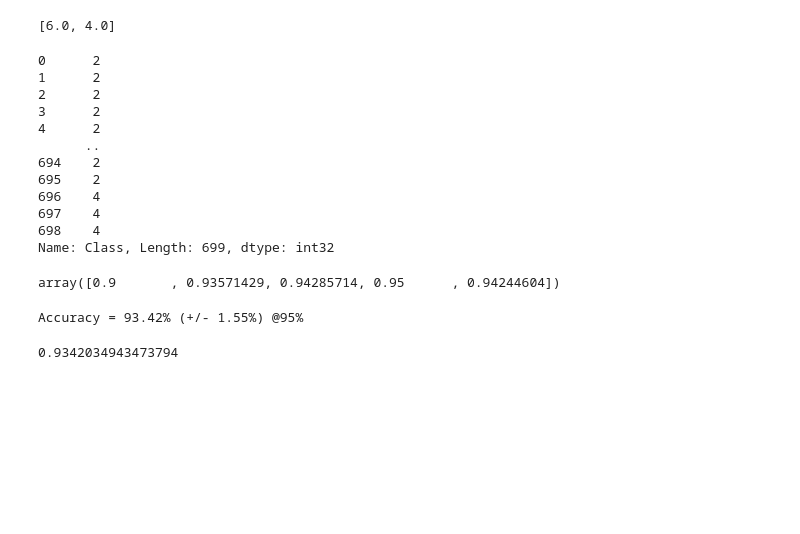
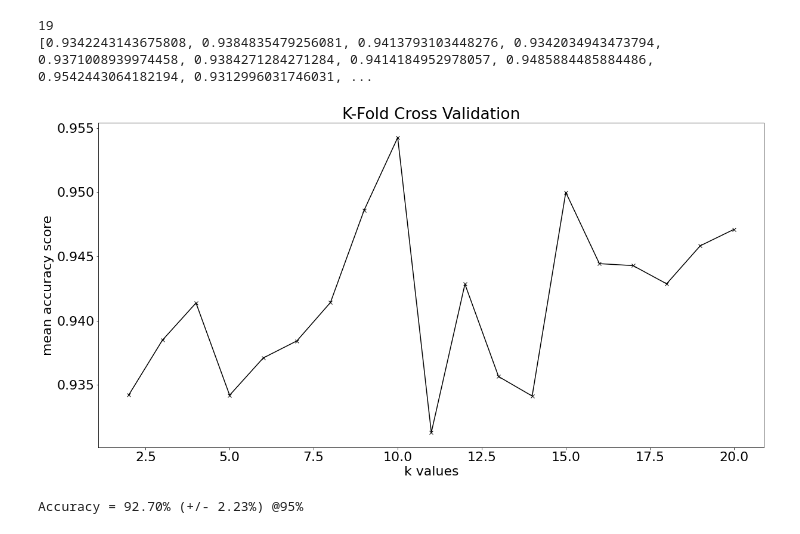
Before and after one commit to alemtgetu/602-health, a Jupyter notebook: Cancer_Tree_mean_data.ipynb, the cells around one changed output. Cells and saved outputs as stored; diff of their text form; code cells hidden in the pictures; blank space fills up the shorter version.

Commit message:
add K-fold cross validation with plot and clean up the code

```diff
--- a/Cancer_Tree_mean_data.ipynb
+++ b/Cancer_Tree_mean_data.ipynb
@@ -38,6 +14,6 @@ ben_data.describe() #average Bare Nuclei value is 1.3 which we round to 1
 # %%
-can_dat = cancer_data.copy(deep = True) #make a deep copy so the orginal data is not overwritten
-def myfunc(Bare,Class): #function that if the Class is 2 make the Bare Nuclei value 1, and if Class is 4 make Bare Nuclei value 8
+# can_dat = cancer_data.copy(deep = True) #make a deep copy so the orginal data is not overwritten
+def update_missing_data(Bare,Class): #function that if the Class is 2 make the Bare Nuclei value 1, and if Class is 4 make Bare Nuclei value 8
   if Bare=='?' and Class == 2:
     Bare = 1 #avverage of Class 2, rounded
   elif Bare=='?' and Class == 4:
@@ -45,6 +21,6 @@ def myfunc(Bare,Class): #function that if the Class is 2 make the Bare Nuclei va
   else:
     Bare = Bare
   return Bare
-can_dat['Bare Nuclei'] = can_dat.apply(lambda x: myfunc(x['Bare Nuclei'], x['Class']), axis =1)
-can_dat = can_dat.astype('int64') #converts Vare Nuclei class from objects to int64
-can_dat.dtypes
+cancer_data['Bare Nuclei'] = cancer_data.apply(lambda x: update_missing_data(x['Bare Nuclei'], x['Class']), axis =1)
+cancer_data = cancer_data.astype('int64') #converts Vare Nuclei class from objects to int64
+# cancer_data.dtypes
@@ -64,3 +27,3 @@ dtype: object
 # %%
-p = can_dat.copy(deep=True) #make deep copy
-p.describe
+p = cancer_data.copy(deep=True) #make deep copy
+# p.describe
@@ -103,60 +41,51 @@ X = p.loc[:,features]
-# %%
-#setup plot
-import matplotlib.pyplot as plt
-print(plt.rcParams.get('figure.figsize'))
-# %% [output]
-[6.0, 4.0]
-# %%
-#setup figure size
-fig_size = plt.rcParams["figure.figsize"]
-fig_size[0] = 30
-fig_size[1] = 30
-plt.rcParams["figure.figsize"] = fig_size
-# %%
-#set label data as Y
-Y = p["Class"]
-Y = Y.astype('int')
-Y
-# %% [output]
-0      2
-1      2
-2      2
-3      2
-4      2
-      ..
-694    2
-695    2
-696    4
-697    4
-698    4
-Name: Class, Length: 699, dtype: int32
 # %%
 from sklearn import tree
 from sklearn.model_selection import cross_val_score
 from sklearn.metrics import make_scorer
 from sklearn.metrics import precision_score
 #Finally, create a scorer by calling make_scorer using the score function precision_score and pass the extra parameter pos_label="donated".
 
 #set how many folds/combinations you want
 k=5
-clf = tree.DecisionTreeClassifier(random_state=0)
+clf = tree.DecisionTreeClassifier(random_state=0, criterion="gini")
 #X is all features and Y is all labels, cv performs the split
 #scores = cross_val_score(clf, X, Y, cv=k,scoring='precision_macro')
 scores = cross_val_score(clf, X, Y, cv=k)
 
+mean_scores = []
+for k in range(2,21):
+  scores = cross_val_score(clf, X, Y, cv=k)
+  mean_scores.append(scores.mean())
+# scores = cross_val_score(clf, X, Y, cv=k)
+
 #clf = clf.fit(X, Y)
+# fig = plt.figure()
+# # ax = plt.axes()
 
-scores
+k_vals = list(range(2,21))
+print(len(k_vals))
+print(mean_scores)
+
+# print(len(y1))
+plt.figure(figsize=[20,10])
+plt.plot(k_vals, mean_scores, '-kx')
+
+plt.xlabel("k values")
+plt.ylabel("mean accuracy score")
+plt.title("K-Fold Cross Validation")
+
+plt.show()
 # %% [output]
-array([0.9       , 0.93571429, 0.94285714, 0.95      , 0.94244604])
+19
+[0.9342243143675808, 0.9384835479256081, 0.9413793103448276, 0.9342034943473794, 0.9371008939974458, 0.9384271284271284, 0.9414184952978057, 0.9485884485884486, 0.9542443064182194, 0.9312996031746031, ...
+[figure, added]
 # %%
 #compute the mean accuracy, and the margin of error at 95% confidence interval. I.e., we are 95% confident that the mean
 #accuracy is 68% +- 2 standard deviations/sqrt(k) (the more deviations the more confident we can be, widening the beam/net).
 print("Accuracy = %0.2f%% (+/- %0.2f%%) @95%%" % (scores.mean()*100, (scores.std() * 1.96)/k**(1/2)*100))
-scores.mean()
+# scores.mean()
 # %% [output]
-Accuracy = 93.42% (+/- 1.55%) @95%
+Accuracy = 92.70% (+/- 2.23%) @95%
-0.9342034943473794
 # %%
 #get sorted labels for plot
 import numpy as np
```
Also changed, not shown: parts of 9 cells of this notebook, 3 other files.
